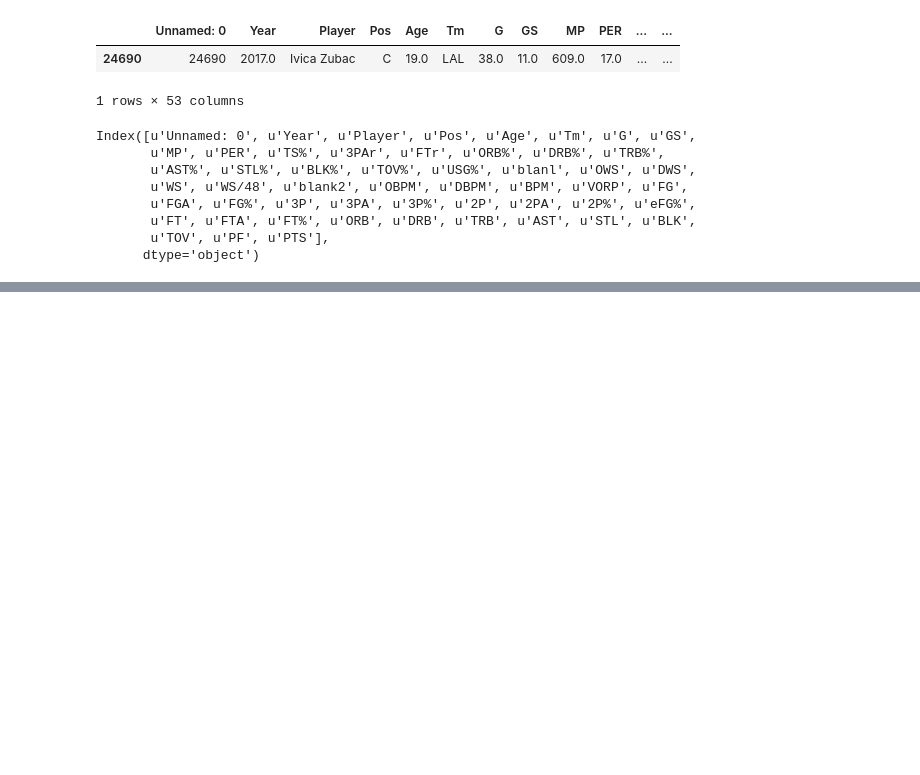
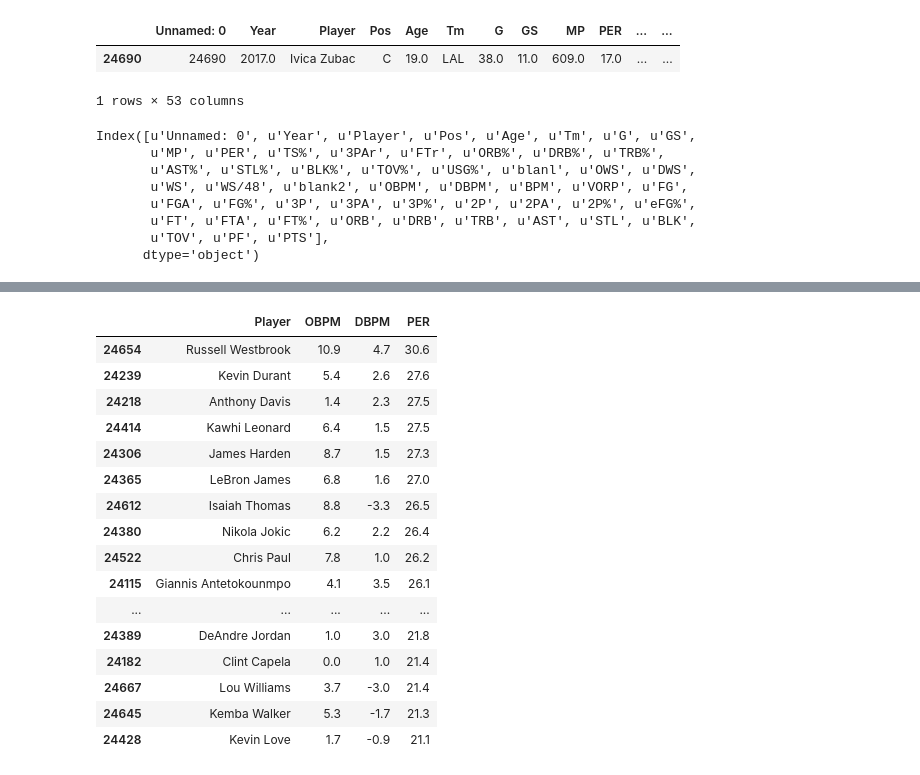
Before and after one commit to danchyy/Basketball_Analytics, a Jupyter notebook: Nba_players.ipynb, the cells around one changed output, grey strips where cells are left out. Drawn from its saved outputs; the diff is of its cells as text; code cells hidden in the pictures; blank space fills up the shorter version.

```diff
--- a/Nba_players.ipynb
+++ b/Nba_players.ipynb
@@ -39,0 +166,21 @@ Index([u'Unnamed: 0', u'Year', u'Player', u'Pos', u'Age', u'Tm', u'G', u'GS',
+# %%
+filtered_top_per = top_per.loc[:, ['Player', 'OBPM', 'DBPM', 'PER']]
+filtered_top_per
+# %% [output]
+|  | Player | OBPM | DBPM | PER |
+| 24654 | Russell Westbrook | 10.9 | 4.7 | 30.6 |
+| 24239 | Kevin Durant | 5.4 | 2.6 | 27.6 |
+| 24218 | Anthony Davis | 1.4 | 2.3 | 27.5 |
+| 24414 | Kawhi Leonard | 6.4 | 1.5 | 27.5 |
+| 24306 | James Harden | 8.7 | 1.5 | 27.3 |
+| 24365 | LeBron James | 6.8 | 1.6 | 27.0 |
+| 24612 | Isaiah Thomas | 8.8 | -3.3 | 26.5 |
+| 24380 | Nikola Jokic | 6.2 | 2.2 | 26.4 |
+| 24522 | Chris Paul | 7.8 | 1.0 | 26.2 |
+| 24115 | Giannis Antetokounmpo | 4.1 | 3.5 | 26.1 |
+| ... | ... | ... | ... | ... |
+| 24389 | DeAndre Jordan | 1.0 | 3.0 | 21.8 |
+| 24182 | Clint Capela | 0.0 | 1.0 | 21.4 |
+| 24667 | Lou Williams | 3.7 | -3.0 | 21.4 |
+| 24645 | Kemba Walker | 5.3 | -1.7 | 21.3 |
+| 24428 | Kevin Love | 1.7 | -0.9 | 21.1 |
```
Also changed, not shown: parts of 17 cells of this notebook.
